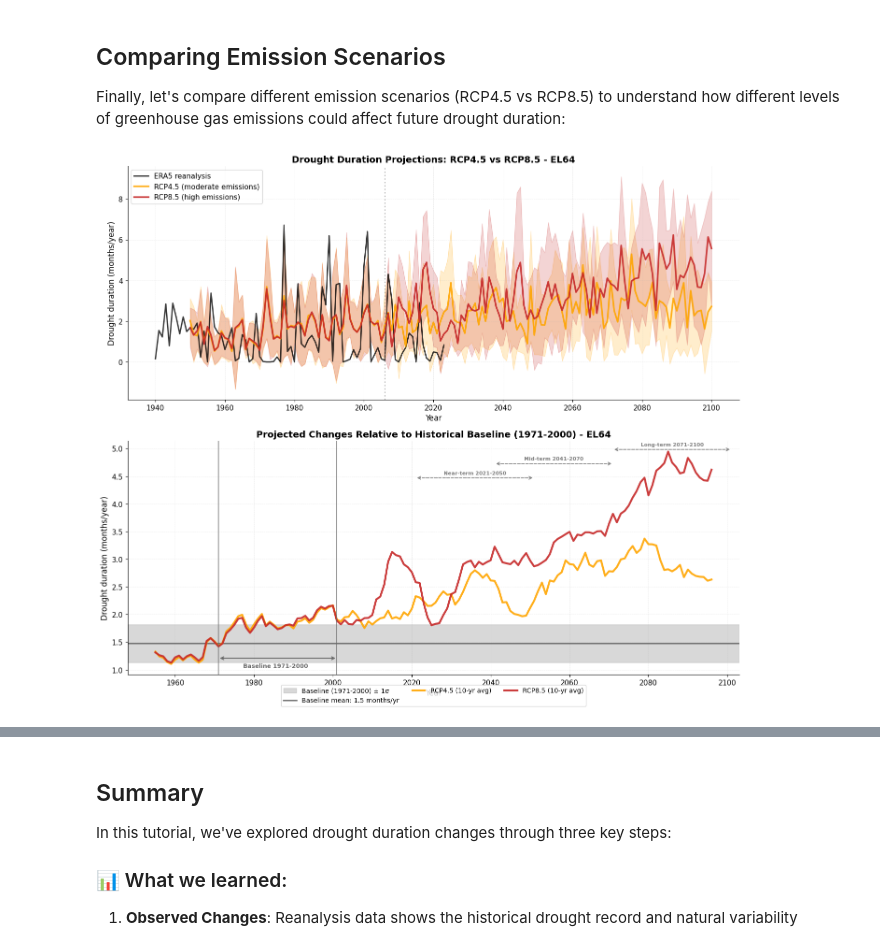
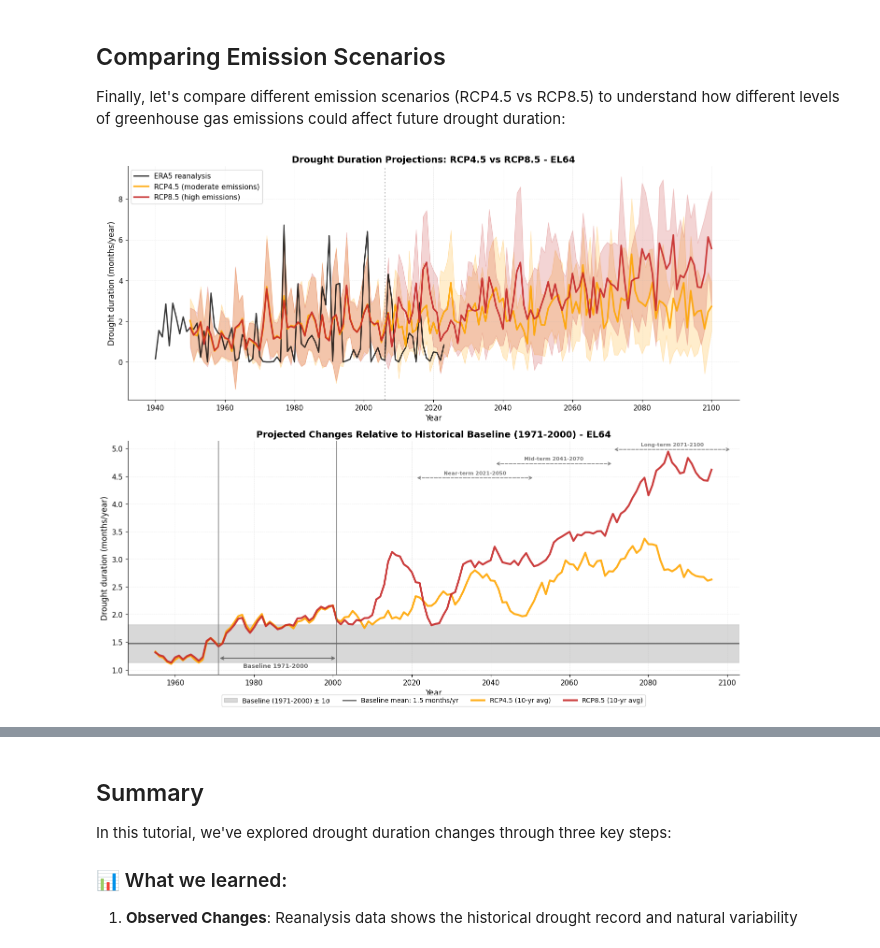
Before and after one commit to ecmwf-training/drought-exposure, a Jupyter notebook: tutorials/drought_duration.ipynb, the cells around one changed output, grey strips where cells are left out. Cells and saved outputs as stored; diff of their text form; code cells hidden in the pictures.

Commit message:
style: update plots

```diff
--- a/tutorials/drought_duration.ipynb
+++ b/tutorials/drought_duration.ipynb
@@ -546,33 +546,33 @@ for start_date, end_date, label, height_factor in period_info:
     mid_date = pd.Timestamp(start_date) + (pd.Timestamp(end_date) - pd.Timestamp(start_date)) / 2
     ax2.text(mid_date, y_pos * 1.01, label,
             ha='center', va='bottom', fontsize=8, color='gray', fontweight='bold')
 
 ax2.set_xlabel('Year', fontsize=12)
 ax2.set_ylabel('Drought duration (months/year)', fontsize=12)
 ax2.set_title(f'Projected Changes Relative to Historical Baseline (1971-2000) - {admin_id}',
              fontsize=14, fontweight='bold')
-ax2.legend(loc='lower center', bbox_to_anchor=(0.5, -0.15), ncol=3, fontsize=10, frameon=True)
+ax2.legend(loc='lower center', bbox_to_anchor=(0.5, -0.175), ncol=4, fontsize=10, frameon=True)
 ax2.grid(True, alpha=0.3, linestyle='--', linewidth=0.5)
 ax2.spines['top'].set_visible(False)
 ax2.spines['right'].set_visible(False)
 
 plt.tight_layout()
 plt.show()
 
 # Calculate end-of-century differences
 eoc_45 = rcp45_df[rcp45_df['time'].dt.year.between(2071, 2100)].groupby('model')['dmd'].mean()
 eoc_85 = rcp85_df[rcp85_df['time'].dt.year.between(2071, 2100)].groupby('model')['dmd'].mean()
 
 
 
 print(f"\nEnd of century (2071-2100) comparison:")
 print(f"  Mitigation efforts can reduce future drought risk.")
 print(f"  RCP8.5: {eoc_85.mean():.2f} ± {eoc_85.std():.2f} months/year")
 print(f"  Difference: {(eoc_85.mean() - eoc_45.mean()):.2f} months/year")
 
 
 print(f"  RCP4.5: {eoc_45.mean():.2f} ± {eoc_45.std():.2f} months/year")
 print(f"\n💡 Key Insight: Higher emissions (RCP8.5) lead to longer lasting droughts.")
 # %% [output]
-[figure, old version]
+[figure, new version]
 End of century (2071-2100) comparison:
```
Also changed, not shown: parts of 1 cell of this notebook.
